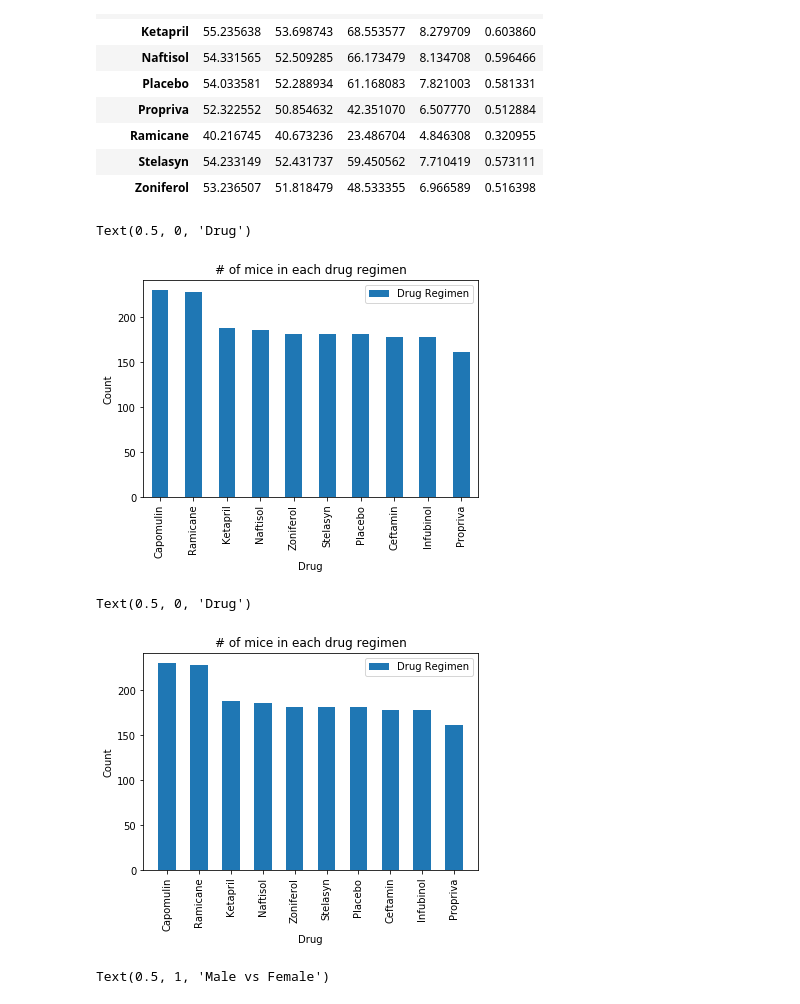
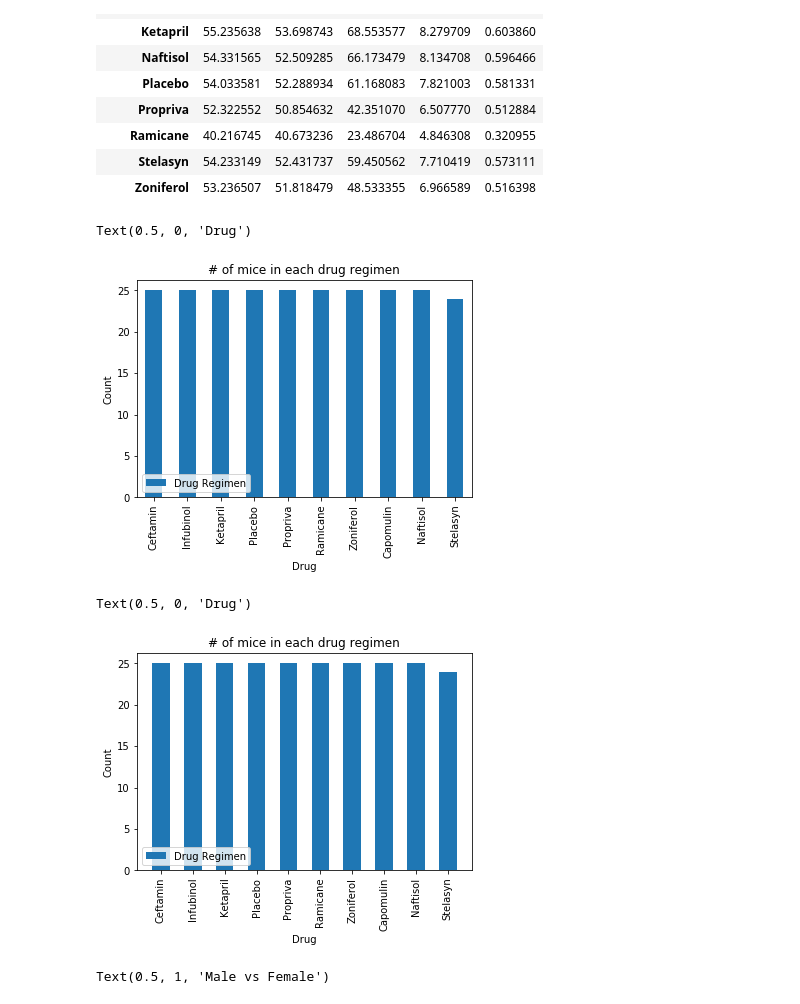
Before and after one commit to wonderbug2020/matplotlib-challenge, a Jupyter notebook: Main2.ipynb, the cells around one changed output. Saved outputs shown, nothing was run; the diff lists cells and outputs as text; code cells hidden in the pictures.

Commit message:
correctly calculated the bar and pie graphs

```diff
--- a/Main2.ipynb
+++ b/Main2.ipynb
@@ -10,3 +10,6 @@ study_results = pd.read_csv("data/Study_results.csv")
 # %%
 #Next to merge the data into one dataframe
 study_metadata = pd.merge(mouse_metadata,study_results,on='Mouse ID')
+#This is a dataframe i'm going to use several times later in the homework
+individual_mice = study_metadata.drop_duplicates(subset=['Mouse ID'])
+individual_mice['Drug Regimen'].value_counts()
@@ -29,26 +44,26 @@ stat_sum
 | Zoniferol | 53.236507 | 51.818479 | 48.533355 | 6.966589 | 0.516398 |
 # %%
 #Now to make a bar chart showing the relative number of datapoints for each regimen using pandas
-study_metadata['Drug Regimen'].value_counts().plot(kind='bar')
+individual_mice['Drug Regimen'].value_counts().plot(kind='bar')
 plt.title('# of mice in each drug regimen')
-plt.legend(['Drug Regimen'], loc="best")
+plt.legend(['Drug Regimen'], loc="lower left")
 plt.ylabel("Count")
 plt.xlabel("Drug")
 # %% [output]
 Text(0.5, 0, 'Drug')
-[figure, old version]
+[figure, new version]
 # %%
 #We are asked to do the same but this time using pyplot. For this we need to manually create the x and y variables i guess
-dr_y_axis = study_metadata['Drug Regimen'].value_counts()
+dr_y_axis = individual_mice['Drug Regimen'].value_counts()
 dr_x_axis = dr_y_axis.index
 plt.bar(dr_x_axis,dr_y_axis,width=0.55)
 plt.xticks(rotation=90)
 plt.title('# of mice in each drug regimen')
-plt.legend(['Drug Regimen'], loc="best")
+plt.legend(['Drug Regimen'], loc="lower left")
 plt.ylabel("Count")
 plt.xlabel("Drug")
 # %% [output]
 Text(0.5, 0, 'Drug')
-[figure, old version]
+[figure, new version]
 # %%
 #Now we want to do the same general thing but with a pie chart and the split between male and female mice
```
Also changed, not shown: parts of 3 cells of this notebook, 2 other files.
